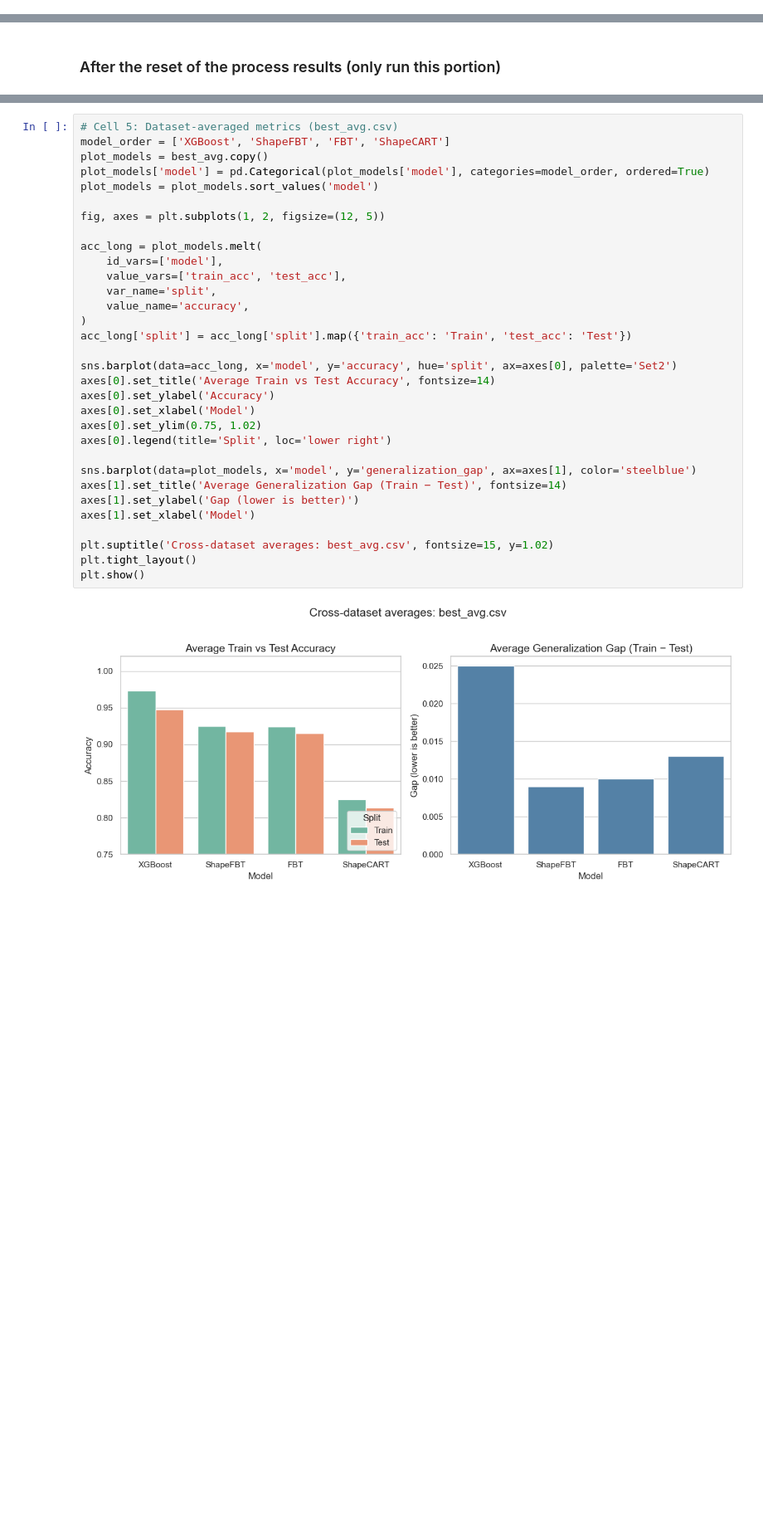
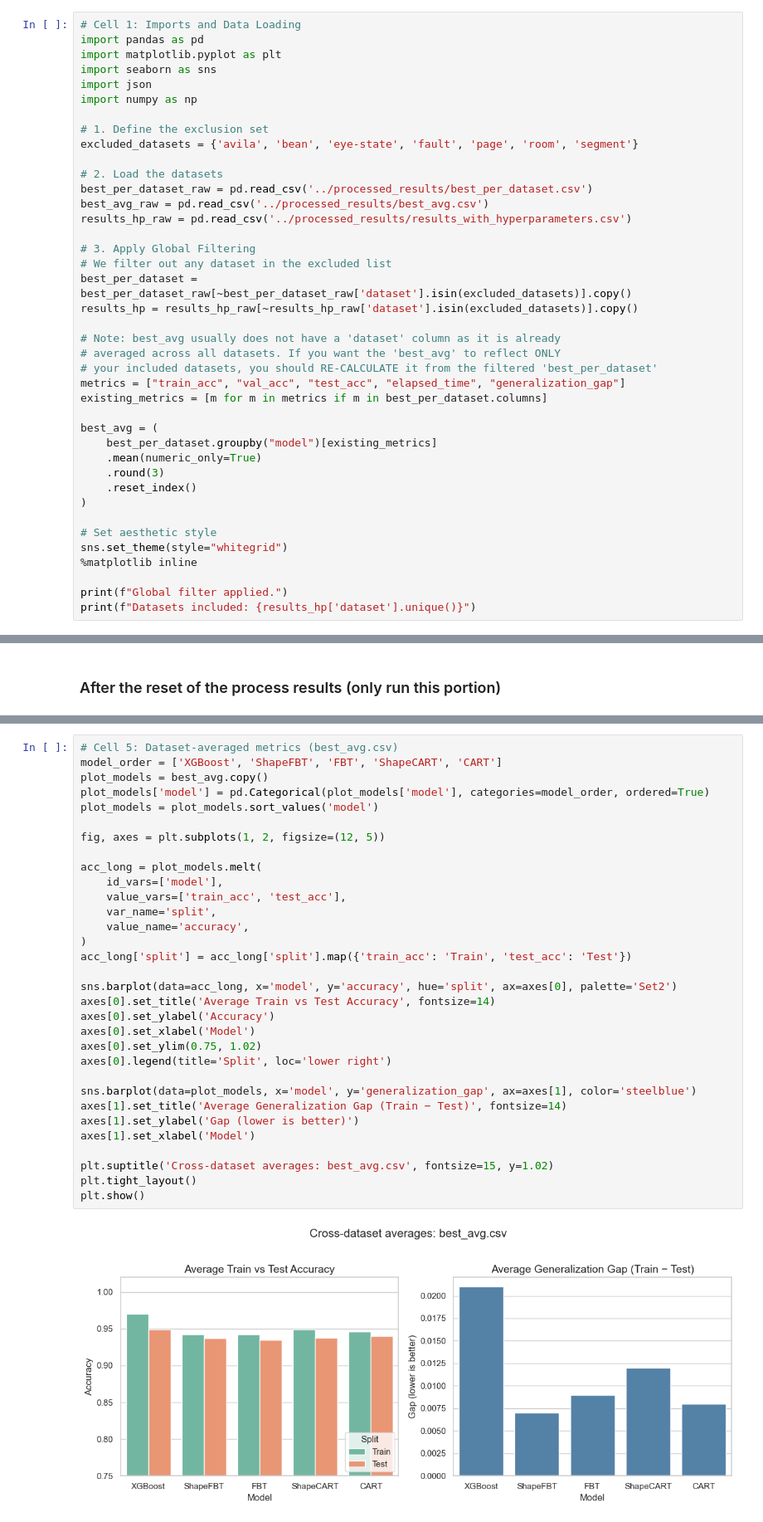
Before and after one commit to bzorbozan/SagiXGBoostTreeApproximator, a Jupyter notebook: analysis/generalization_analysis.ipynb, the cells around one changed output, grey strips where cells are left out. Shown at 83% size. Cells and saved outputs as stored; diff of their text form; blank space fills up the shorter version.

Commit message:
Complete generalization results (processing + analysis

```diff
--- a/analysis/generalization_analysis.ipynb
+++ b/analysis/generalization_analysis.ipynb
@@ -19,3 +19,43 @@ results_hp = pd.read_csv('../results_with_hyperparameters.csv')
 # Set aesthetic style
 sns.set_theme(style="whitegrid")
 %matplotlib inline
+# %%
+# Cell 1: Imports and Data Loading
+import pandas as pd
+import matplotlib.pyplot as plt
+import seaborn as sns
+import json
+import numpy as np
+
+# 1. Define the exclusion set
+excluded_datasets = {'avila', 'bean', 'eye-state', 'fault', 'page', 'room', 'segment'}
+
+# 2. Load the datasets
+best_per_dataset_raw = pd.read_csv('../processed_results/best_per_dataset.csv')
+best_avg_raw = pd.read_csv('../processed_results/best_avg.csv')
+results_hp_raw = pd.read_csv('../processed_results/results_with_hyperparameters.csv')
+
+# 3. Apply Global Filtering
+# We filter out any dataset in the excluded list
+best_per_dataset = best_per_dataset_raw[~best_per_dataset_raw['dataset'].isin(excluded_datasets)].copy()
+results_hp = results_hp_raw[~results_hp_raw['dataset'].isin(excluded_datasets)].copy()
+
+# Note: best_avg usually does not have a 'dataset' column as it is already
+# averaged across all datasets. If you want the 'best_avg' to reflect ONLY
+# your included datasets, you should RE-CALCULATE it from the filtered 'best_per_dataset'
+metrics = ["train_acc", "val_acc", "test_acc", "elapsed_time", "generalization_gap"]
+existing_metrics = [m for m in metrics if m in best_per_dataset.columns]
+
+best_avg = (
+    best_per_dataset.groupby("model")[existing_metrics]
+    .mean(numeric_only=True)
+    .round(3)
+    .reset_index()
+)
+
+# Set aesthetic style
+sns.set_theme(style="whitegrid")
+%matplotlib inline
+
+print(f"Global filter applied.")
+print(f"Datasets included: {results_hp['dataset'].unique()}")
@@ -67,34 +104,34 @@ plt.show()
 # %%
 # Cell 5: Dataset-averaged metrics (best_avg.csv)
-model_order = ['XGBoost', 'ShapeFBT', 'FBT', 'ShapeCART']
+model_order = ['XGBoost', 'ShapeFBT', 'FBT', 'ShapeCART', 'CART']
 plot_models = best_avg.copy()
 plot_models['model'] = pd.Categorical(plot_models['model'], categories=model_order, ordered=True)
 plot_models = plot_models.sort_values('model')
 
 fig, axes = plt.subplots(1, 2, figsize=(12, 5))
 
 acc_long = plot_models.melt(
     id_vars=['model'],
     value_vars=['train_acc', 'test_acc'],
     var_name='split',
     value_name='accuracy',
 )
 acc_long['split'] = acc_long['split'].map({'train_acc': 'Train', 'test_acc': 'Test'})
 
 sns.barplot(data=acc_long, x='model', y='accuracy', hue='split', ax=axes[0], palette='Set2')
 axes[0].set_title('Average Train vs Test Accuracy', fontsize=14)
 axes[0].set_ylabel('Accuracy')
 axes[0].set_xlabel('Model')
 axes[0].set_ylim(0.75, 1.02)
 axes[0].legend(title='Split', loc='lower right')
 
 sns.barplot(data=plot_models, x='model', y='generalization_gap', ax=axes[1], color='steelblue')
 axes[1].set_title('Average Generalization Gap (Train − Test)', fontsize=14)
 axes[1].set_ylabel('Gap (lower is better)')
 axes[1].set_xlabel('Model')
 
 plt.suptitle('Cross-dataset averages: best_avg.csv', fontsize=15, y=1.02)
 plt.tight_layout()
 plt.show()
 # %% [output]
-[figure, old version]
+[figure, new version]
```
Also changed, not shown: parts of 17 cells of this notebook, 7 other files.
